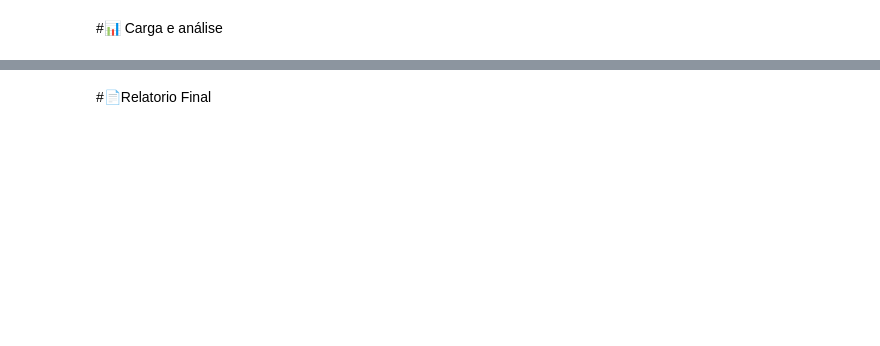
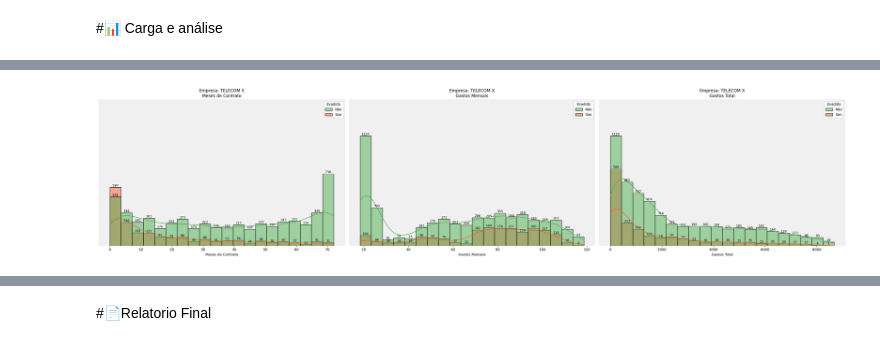
Before and after one commit to lfa-systems/Telecom_X, a Jupyter notebook: TelecomX_BR.ipynb, the cells around one changed output, grey strips where cells are left out. Saved outputs shown, nothing was run; the diff lists cells and outputs as text; code cells hidden in the pictures; blank space fills up the shorter version.

```diff
--- a/TelecomX_BR.ipynb
+++ b/TelecomX_BR.ipynb
@@ -323,0 +600,85 @@ plt.show()
+# %%
+# Colunas para gerar gráficos
+column_titles = {
+    'customer_tenure': 'Meses de Contrato',
+    'account_Charges.Monthly': 'Gastos Mensais',
+    'account_Charges.Total': 'Gastos Total'
+    }
+
+# Mostrar graficos ordenado por column_titles
+categorical_cols = [col for col in column_titles.keys() if col in df_pt.columns]
+
+# Definir o número de linhas e colunas para os subplots
+n_rows = 1
+n_cols = 3
+
+# Quantidade de Valor unicos para não sobre por no eixo X
+max_valores_unico = 4
+
+# Paleta de cores para os histogramas (vermelho e amarelo)
+histogram_palette = ['#4CAF50', '#FF5733'] #['#FF0000', '#FFD700']
+
+paleta_cores = ['#4CAF50', '#FF5733']
+
+# Padronizar valor maximo das barras
+max_value = 1500
+
+fig, axes = plt.subplots(n_rows, n_cols, figsize=(n_cols * 10, n_rows * 7))
+axes = axes.flatten() # facilitar a iteração axes[i] em vez de axes[0, 0]
+
+for i, col in enumerate(categorical_cols):
+    if i < len(axes): # Garante que não excedemos o número de subplots
+        ax = axes[i] # Atribui o eixo atual para facilitar a leitura
+
+        # Definir a cor de fundo do subplot
+        ax.set_facecolor('#f0f0f0') # Cinza claro
+
+        # Obter o título personalizado do dicionário
+        title = column_titles.get(col, f'Churn por {col}')
+        ax.set_title('Empresa: TELECOM X\n'+title, fontsize=12)
+
+        # Para valores unicos superior ao definido
+        #if df_pt[col].nunique() > max_valores_unico:
+        # Gráficos de Histplot (histograma distribuição de frequência) para as variáveis numéricas
+        sns.histplot(data=df_pt, x=col, hue='Churn', ax=ax, palette=histogram_palette, kde=True, bins=20) # com 20 barras
+
+        # Gráficos de Densidade (Density Plot) para as variáveis numéricas
+        #sns.kdeplot(data=df_pt, x=col, hue='Churn', fill=True,
+        #            ax=ax, palette=paleta_cores, common_norm=False, bw_adjust=0.4 ) # common_norm=False para densidade por grupo
+
+        ax.set_xlabel(column_titles.get(col, f'{col}'), fontsize=10)
+        ax.set_ylabel('') # Remove o rótulo do eixo Y
+        ax.set_yticks([])  # Remove os valores (ticks) do eixo Y
+        # Valor maximo da barra
+        ax.set_ylim(0, max_value)
+
+        # Adicionar valores nas barras
+        for p in ax.patches:
+            height = p.get_height()
+            if height > 0:
+                ax.text(p.get_x() + p.get_width() / 2.,
+                        height,
+                        f'{int(height)}',
+                        ha='center', va='bottom', fontsize=9, color='black')
+
+        # Define o título da legenda como 'Evadido'
+        ax.get_legend().set_title('Evadido')
+
+        # Remover as linhas de borda (spines)
+        ax.spines['left'].set_visible(False)
+        ax.spines['right'].set_visible(False)
+        ax.spines['top'].set_visible(False)
+        ax.spines['bottom'].set_visible(False)
+
+
+# Ocultar quaisquer subplots vazios
+for j in range(i + 1, len(axes)):
+    fig.delaxes(axes[j])
+
+# Evitar que textos dos gráficos sobreponha ou saia da área visível da figura
+plt.tight_layout()
+
+# Mostrar gráfico
+plt.show()
+# %% [output]
+[figure, added]
```
Also changed, not shown: parts of 55 cells of this notebook.
